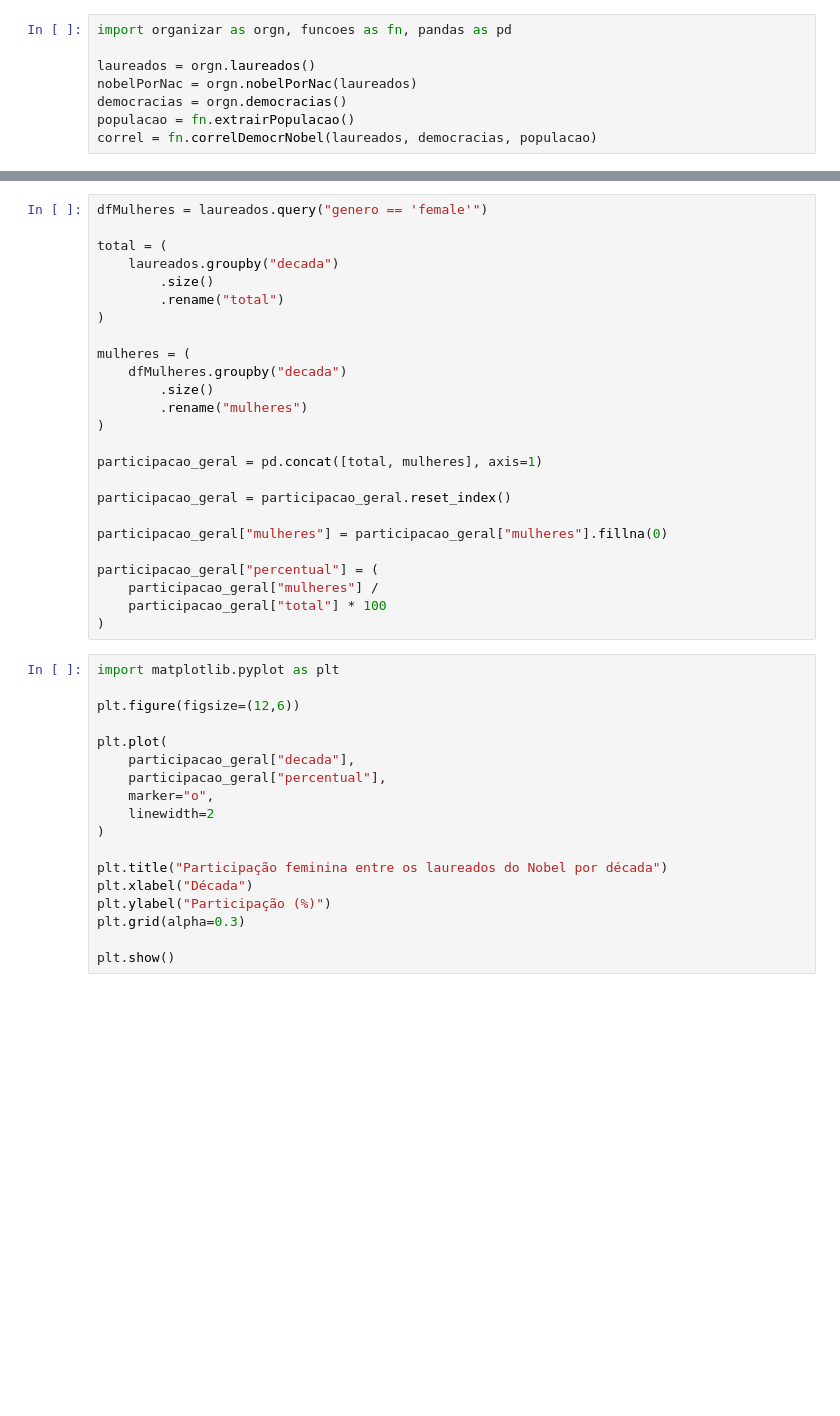
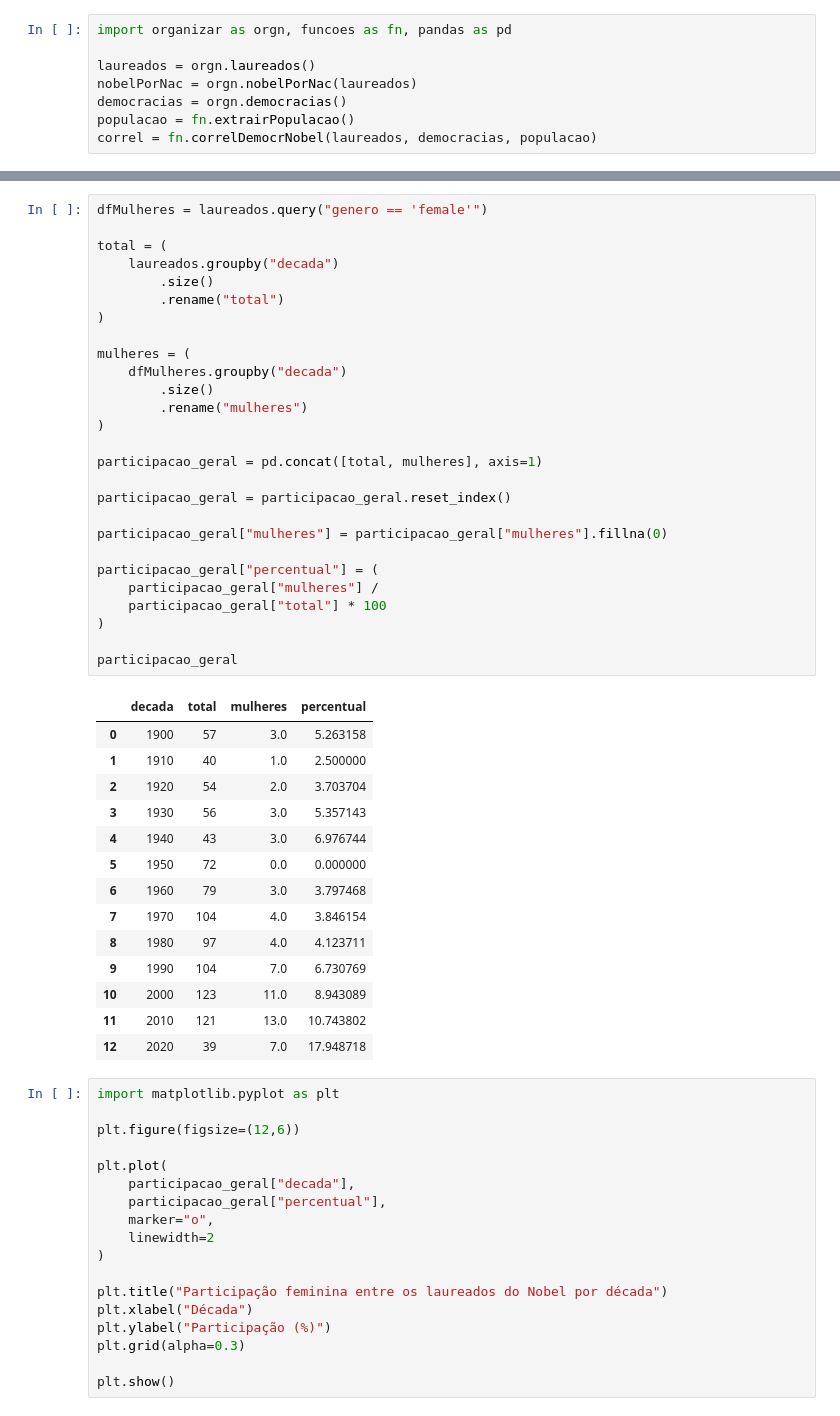
Before and after one commit to FelipeSoares-code/analise-laureados-premio-nobel, a Jupyter notebook: notebooks/mulheres.ipynb, the cells around one changed output, grey strips where cells are left out. Drawn from its saved outputs; the diff is of its cells as text; blank space fills up the shorter version.

```diff
--- a/notebooks/mulheres.ipynb
+++ b/notebooks/mulheres.ipynb
@@ -36,28 +68,45 @@ participacao["percentual"] = (
 # %%
 dfMulheres = laureados.query("genero == 'female'")
 
 total = (
     laureados.groupby("decada")
         .size()
         .rename("total")
 )
 
 mulheres = (
     dfMulheres.groupby("decada")
         .size()
         .rename("mulheres")
 )
 
 participacao_geral = pd.concat([total, mulheres], axis=1)
 
 participacao_geral = participacao_geral.reset_index()
 
 participacao_geral["mulheres"] = participacao_geral["mulheres"].fillna(0)
 
 participacao_geral["percentual"] = (
     participacao_geral["mulheres"] /
     participacao_geral["total"] * 100
 )
+
+participacao_geral
+# %% [output]
+|  | decada | total | mulheres | percentual |
+| 0 | 1900 | 57 | 3.0 | 5.263158 |
+| 1 | 1910 | 40 | 1.0 | 2.500000 |
+| 2 | 1920 | 54 | 2.0 | 3.703704 |
+| 3 | 1930 | 56 | 3.0 | 5.357143 |
+| 4 | 1940 | 43 | 3.0 | 6.976744 |
+| 5 | 1950 | 72 | 0.0 | 0.000000 |
+| 6 | 1960 | 79 | 3.0 | 3.797468 |
+| 7 | 1970 | 104 | 4.0 | 3.846154 |
+| 8 | 1980 | 97 | 4.0 | 4.123711 |
+| 9 | 1990 | 104 | 7.0 | 6.730769 |
+| 10 | 2000 | 123 | 11.0 | 8.943089 |
+| 11 | 2010 | 121 | 13.0 | 10.743802 |
+| 12 | 2020 | 39 | 7.0 | 17.948718 |
 # %%
 import matplotlib.pyplot as plt
 
```
Also changed, not shown: parts of 2 cells of this notebook, 3 other files.
